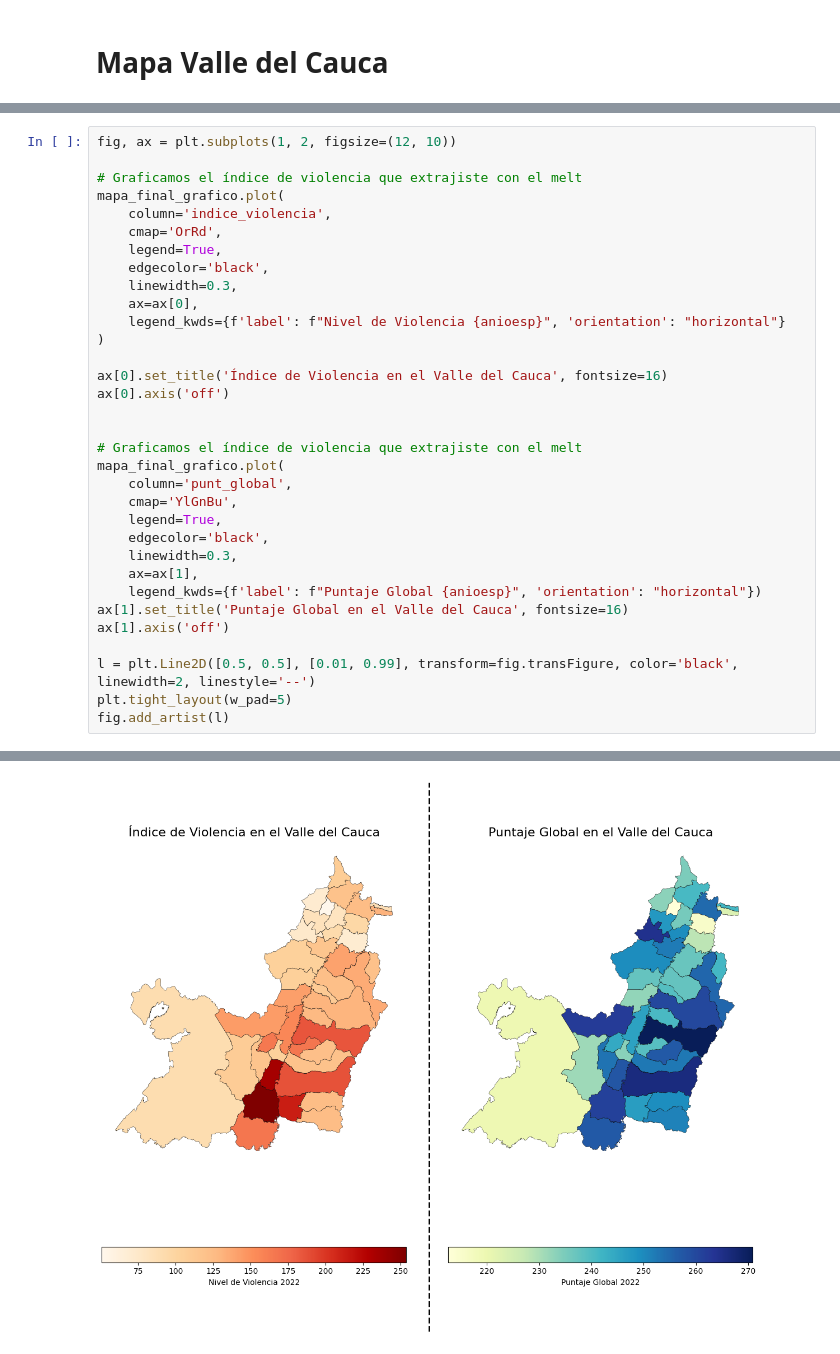
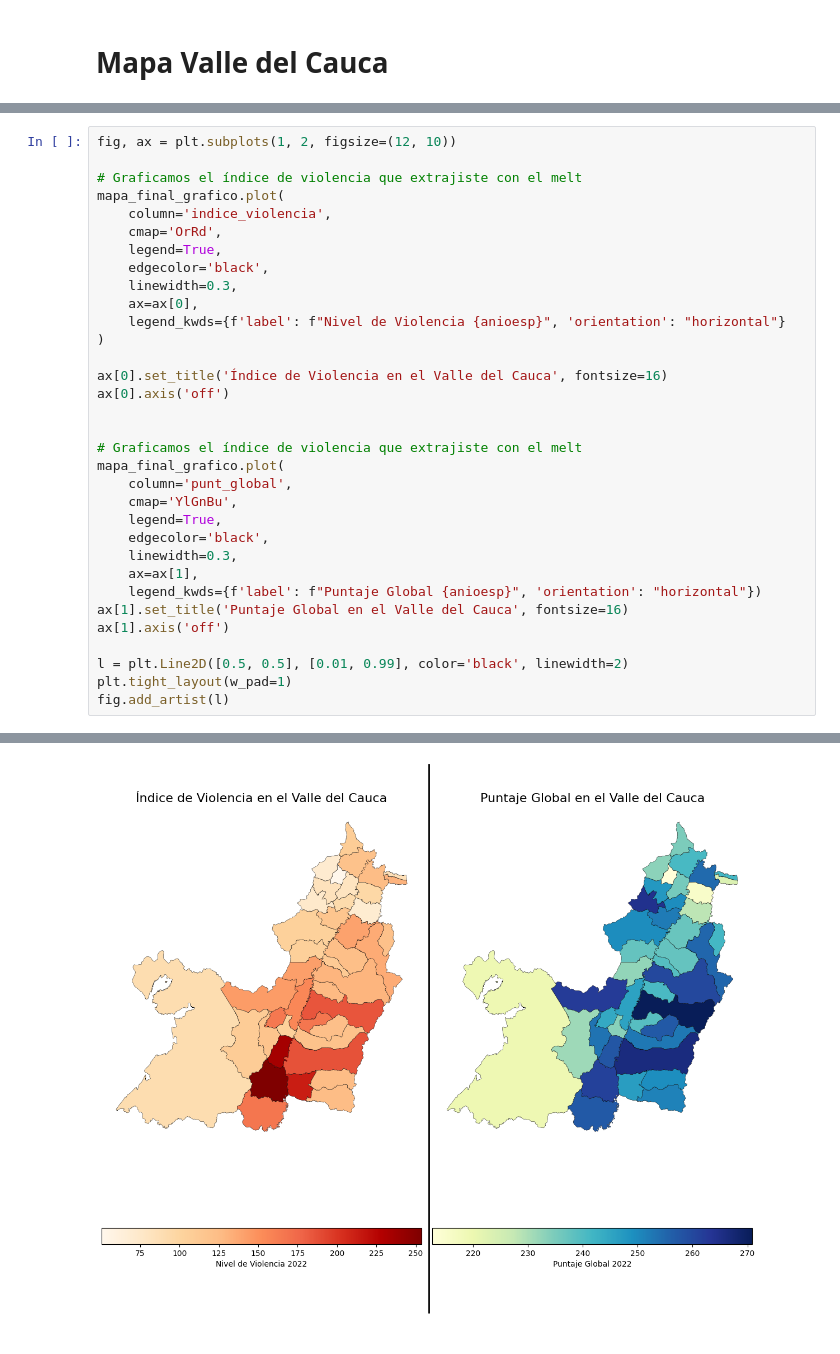
Before and after one commit to juancamilogoomezz/Proyecto-1, a Jupyter notebook: Notebook Consultas Violencia.ipynb, the cells around one changed output, grey strips where cells are left out. Cells and saved outputs as stored; diff of their text form.

```diff
--- a/Notebook Consultas Violencia.ipynb
+++ b/Notebook Consultas Violencia.ipynb
@@ -1723,33 +1744,33 @@ fig, ax = plt.subplots(1, 2, figsize=(12, 10))
 # Graficamos el índice de violencia que extrajiste con el melt
 mapa_final_grafico.plot(
     column='indice_violencia',
     cmap='OrRd',
     legend=True,
     edgecolor='black',
     linewidth=0.3,
     ax=ax[0],
     legend_kwds={f'label': f"Nivel de Violencia {anioesp}", 'orientation': "horizontal"}
 )
 
 ax[0].set_title('Índice de Violencia en el Valle del Cauca', fontsize=16)
 ax[0].axis('off')
 
 
 # Graficamos el índice de violencia que extrajiste con el melt
 mapa_final_grafico.plot(
     column='punt_global',
     cmap='YlGnBu',
     legend=True,
     edgecolor='black',
     linewidth=0.3,
     ax=ax[1],
     legend_kwds={f'label': f"Puntaje Global {anioesp}", 'orientation': "horizontal"})
 ax[1].set_title('Puntaje Global en el Valle del Cauca', fontsize=16)
 ax[1].axis('off')
 
-l = plt.Line2D([0.5, 0.5], [0.01, 0.99], transform=fig.transFigure, color='black', linewidth=2, linestyle='--')
-plt.tight_layout(w_pad=5)
+l = plt.Line2D([0.5, 0.5], [0.01, 0.99], color='black', linewidth=2)
+plt.tight_layout(w_pad=1)
 fig.add_artist(l)
 # %% [output]
 <matplotlib.lines.Line2D at 0x...>
-[figure, old version]
+[figure, new version]
```
Also changed, not shown: parts of 8 cells of this notebook.
